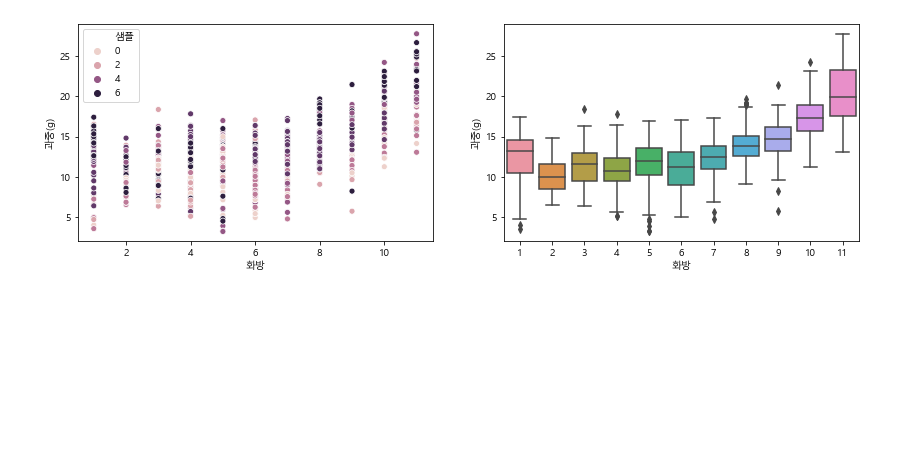
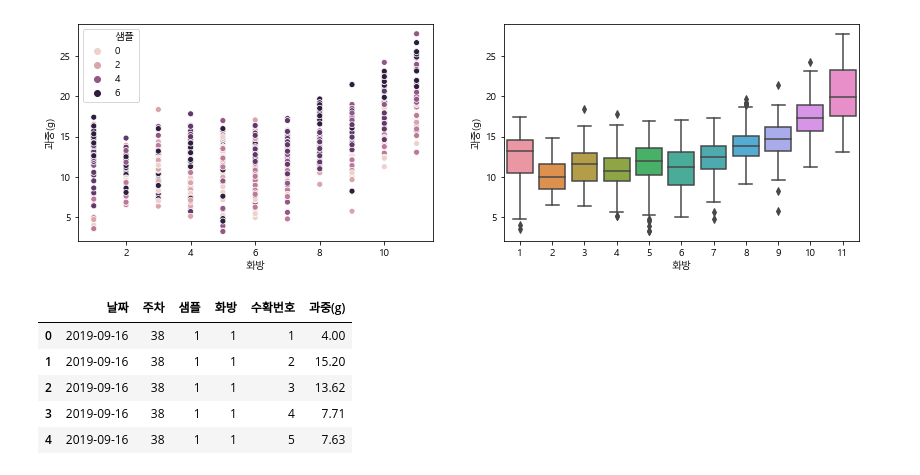
Before and after one commit to meucham11/nong_intern, a Jupyter notebook: 방울토마토/1920/아리울.ipynb, the cells around one changed output. Saved outputs shown, nothing was run; the diff lists cells and outputs as text; code cells hidden in the pictures; blank space fills up the shorter version.

```diff
--- a/방울토마토/1920/아리울.ipynb
+++ b/방울토마토/1920/아리울.ipynb
@@ -1065,0 +993,9 @@ sns.boxplot(data=harvest_weight, x = '화방',y='과중(g)',ax=ax2)
+# %%
+harvest_filter.head(5)
+# %% [output]
+|  | 날짜 | 주차 | 샘플 | 화방 | 수확번호 | 과중(g) |
+| 0 | 2019-09-16 | 38 | 1 | 1 | 1 | 4.00 |
+| 1 | 2019-09-16 | 38 | 1 | 1 | 2 | 15.20 |
+| 2 | 2019-09-16 | 38 | 1 | 1 | 3 | 13.62 |
+| 3 | 2019-09-16 | 38 | 1 | 1 | 4 | 7.71 |
+| 4 | 2019-09-16 | 38 | 1 | 1 | 5 | 7.63 |
```
Also changed, not shown: parts of 18 cells of this notebook.
